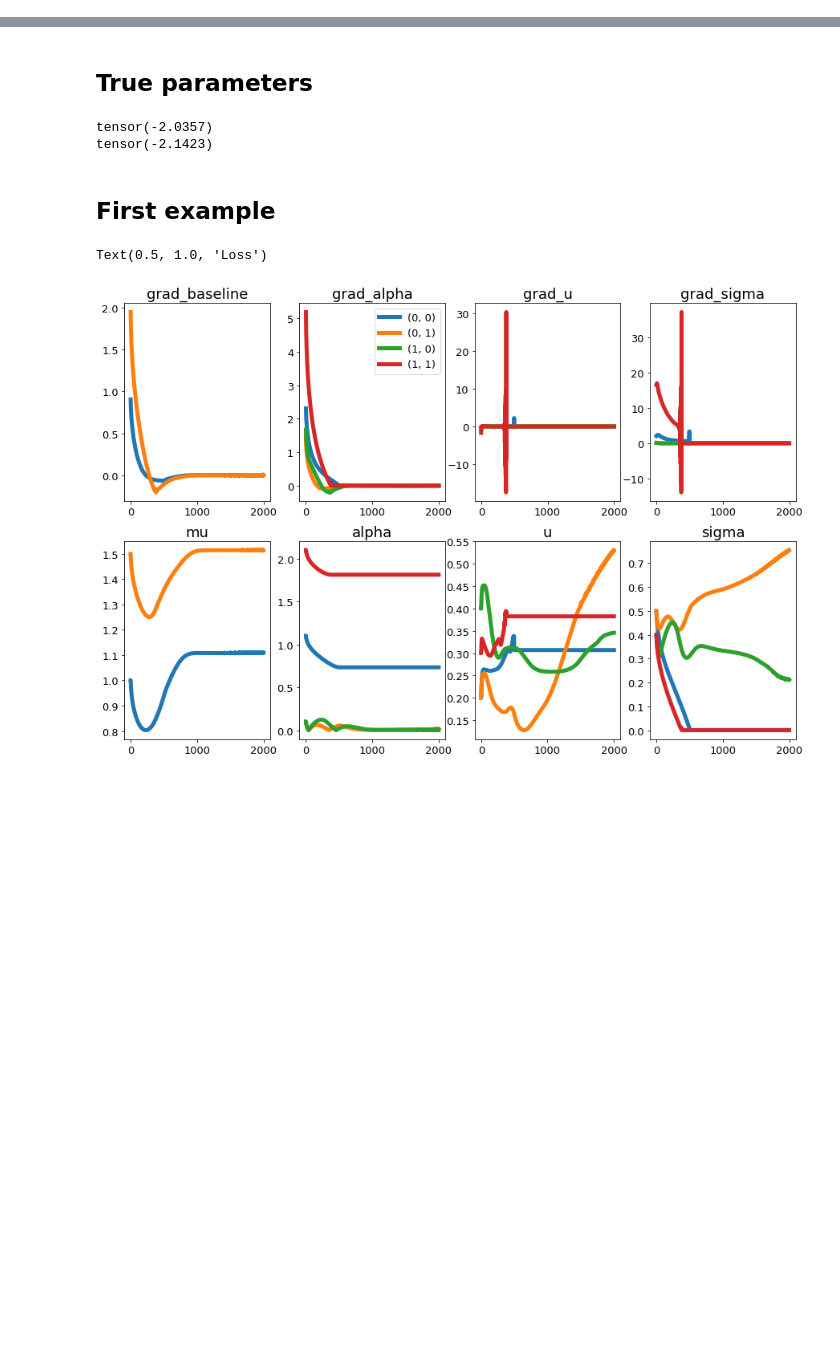
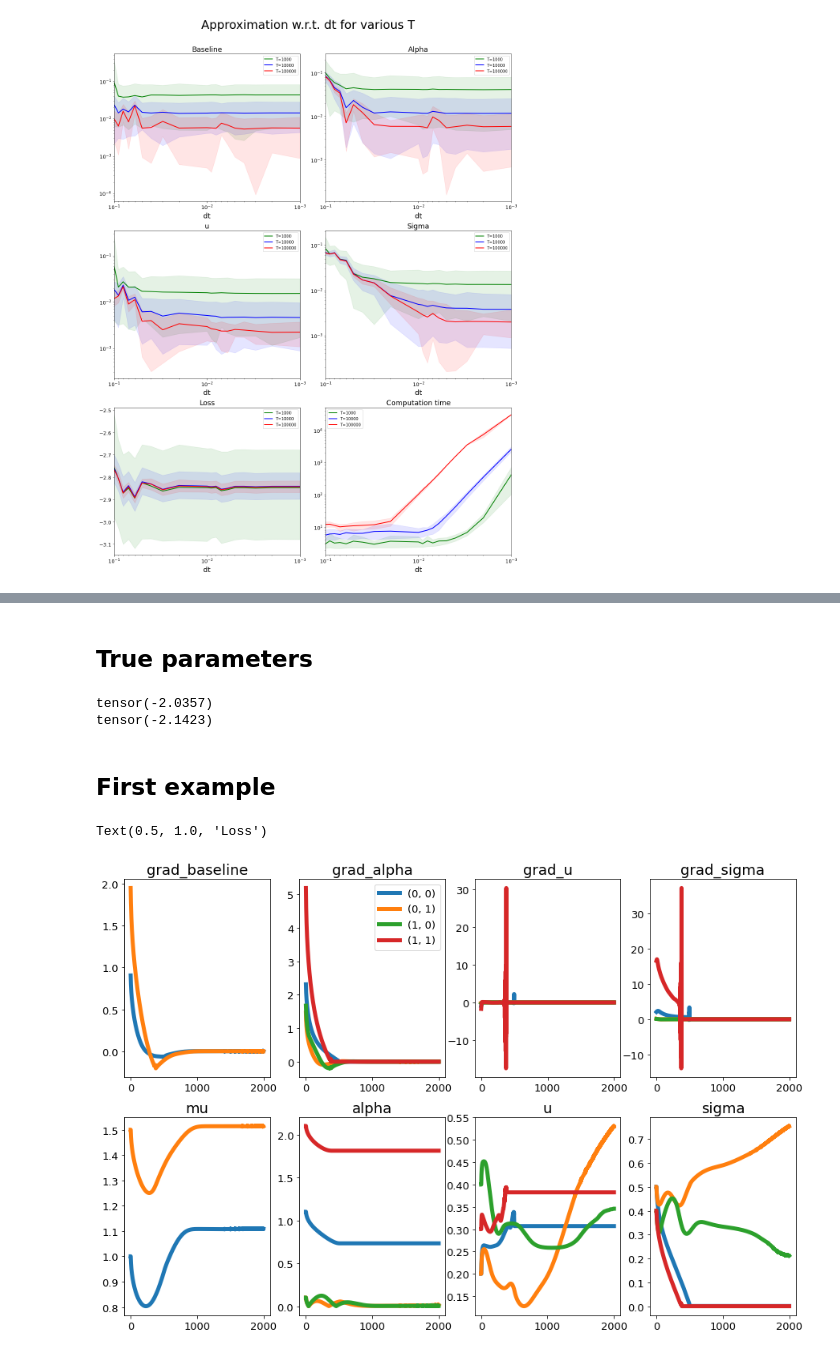
Before and after one commit to mind-inria/FaDIn, a Jupyter notebook: run_rc_plot.ipynb, the cells around one changed output, grey strips where cells are left out. Drawn from its saved outputs; the diff is of its cells as text; code cells hidden in the pictures; blank space fills up the shorter version.

```diff
--- a/run_rc_plot.ipynb
+++ b/run_rc_plot.ipynb
@@ -22,5 +25,15 @@ from tick.hawkes import SimuHawkes,  HawkesKernelTimeFunc
 # %%
 file_name = "benchmark.pkl"
 open_file = open(file_name, "rb")
-all_results= pickle.load(open_file)
+all_results = pickle.load(open_file)
 open_file.close()
+
+file_name = "benchmark2.pkl"
+open_file = open(file_name, "rb")
+all_results_ = pickle.load(open_file)
+open_file.close()
+
+file_name = "benchmark3.pkl"
+open_file = open(file_name, "rb")
+all_results__ = pickle.load(open_file)
+open_file.close()
@@ -54,0 +109,36 @@ fig.tight_layout()
+# %%
+T_list = [10000]
+dt_list = [0.1, 0.09, 0.08, 0.07, 0.06, 0.05, 0.04, 0.03, 0.02,
+0.01, 0.009, 0.008, 0.007, 0.006, 0.005, 0.004, 0.003, 0.002, 0.001 ]
+seeds = np.arange(100)
+n_T = len(T_list)
+n_dt = len(dt_list)
+n_seeds = len(seeds)
+n_xp = len(all_results)
+
+
+data = get_results(all_results,  n_seeds, n_dt)
+data_ = get_results(all_results_,  10, n_dt)
+data__ = get_results(all_results__,  n_seeds, n_dt)
+titles = ['Baseline', 'Alpha', 'u', 'Sigma', 'Loss', 'Computation time']
+# %% plot loss
+%matplotlib inline
+matplotlib.rc("xtick", labelsize=13)
+matplotlib.rc("ytick", labelsize=13)
+
+fig, axs = plt.subplots(3, 2, figsize=(15, 20))
+fig.suptitle('Approximation w.r.t. dt for various T', fontsize=30)
+
+for i in range(3):
+    for j in range(2):
+        idx = i*2+j
+        plot_one_curve(axs, data__[idx], titles[idx], dt_list, i, j, 'g', 1000)
+        plot_one_curve(axs, data[idx], titles[idx], dt_list, i, j, 'b', 10000)
+        plot_one_curve(axs, data_[idx], titles[idx], dt_list, i, j, 'r', 100000)
+
+
+fig.tight_layout()
+fig.subplots_adjust(top=0.92)
+fig.savefig('results/approx.pdf')
+# %% [output]
+[figure, added]
```
Also changed, not shown: parts of 7 cells of this notebook, 1 other file.
